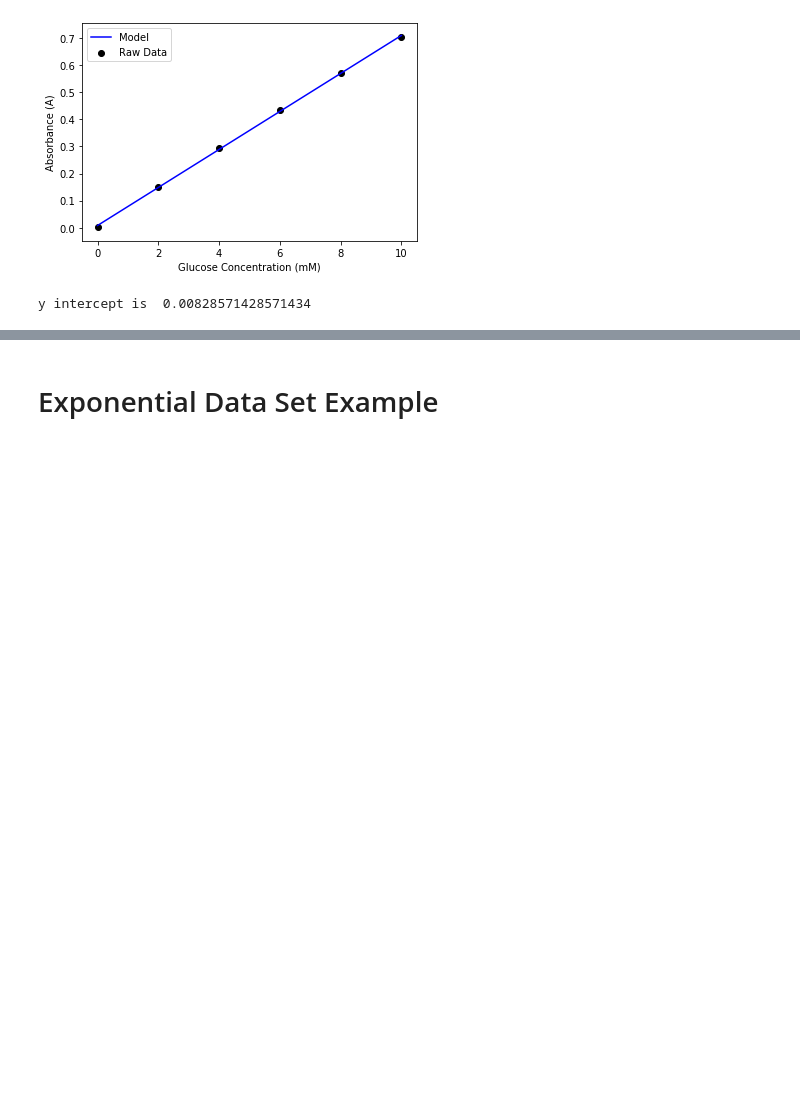
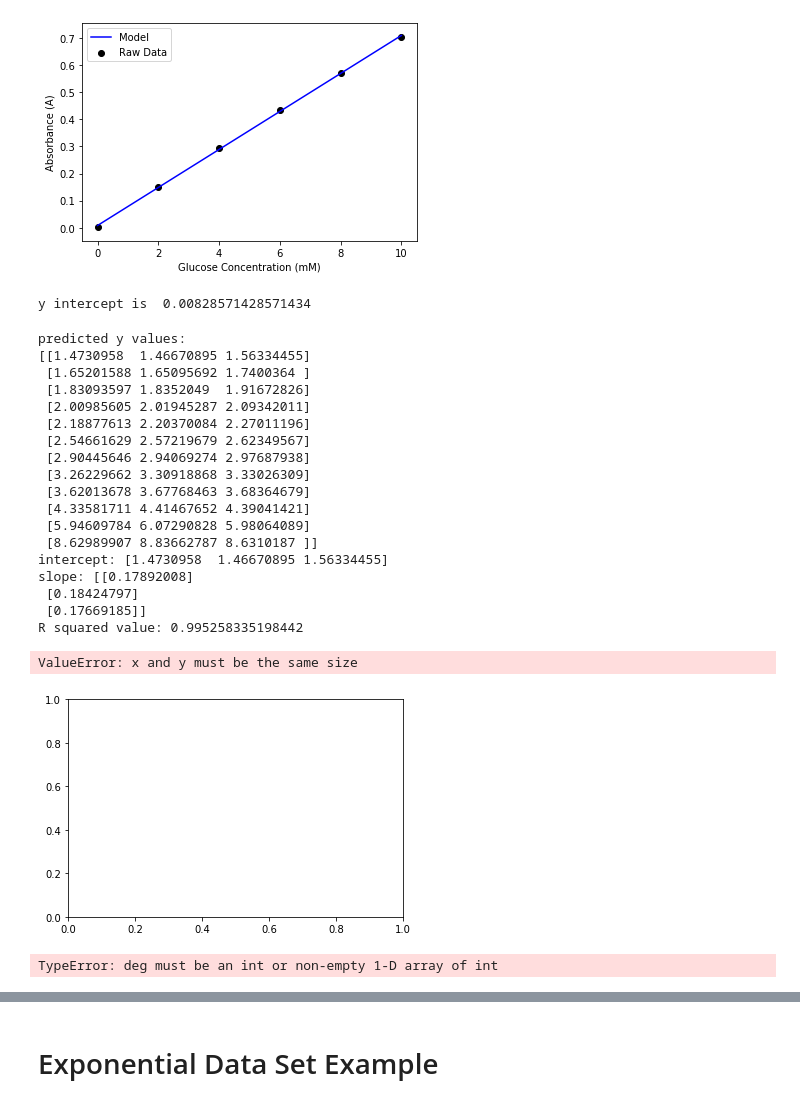
Before and after one commit to barnetk1/Test-repo, a Jupyter notebook: CHEM 399 Project 1_repo.ipynb, the cells around one changed output, grey strips where cells are left out. Saved outputs shown, nothing was run; the diff lists cells and outputs as text; code cells hidden in the pictures; blank space fills up the shorter version.

Commit message:
Update CHEM 399 Project 1_repo.ipynb
Multiple linear regression

```diff
--- a/CHEM 399 Project 1_repo.ipynb
+++ b/CHEM 399 Project 1_repo.ipynb
@@ -91,3 +91,58 @@ print("y intercept is ", yint)
 #before adding the [0], saved it as an array that has one axis and one data point
 # %% [output]
 y intercept is  0.00828571428571434
+# %%
+#Trying out multiple linear regression
+x = [0, 1, 2, 3, 4, 6, 8, 10, 12, 16, 25, 40]
+y = [[1.3, 1.1, 1.3], [1.5, 1.5, 1.9], [1.9, 2.1, 2], [2.2, 2.2, 2], [2.3, 2.2, 2.3], [2.5, 2.6, 2.6], [2.9, 3, 3], [3.2, 3.2, 3.4], [3.7, 3.8, 3.6], [4.2, 4.5, 4.6], [6.2, 6, 5.9], [8.5, 8.8, 8.6]]
+x, y = np.array(x).reshape((-1, 1)), np.array(y)
+lr = LinearRegression()
+#Telling model to use the given data
+lr.fit(x, y)
+#Making predictions with the data
+y_predict = lr.predict(x)
+print('predicted y values:', y_predict, sep='\n')
+#Printing relevant coefficients and values of line
+print('intercept:', lr.intercept_)
+print('slope:', lr.coef_)
+r_sq = lr.score(x,y)
+print('R squared value:', r_sq)
+plt.scatter(x, y, color='black')
+plt.plot(x, y_predict, color='blue', linewidth=1.5)
+plt.legend(("Model", "Raw Data"))
+plt.ylabel("Peak Area Units (A.U.)")
+plt.xlabel("Compound Concentration (pg/mL)")
+# %% [output]
+predicted y values:
+[[1.4730958  1.46670895 1.56334455]
+ [1.65201588 1.65095692 1.7400364 ]
+ [1.83093597 1.8352049  1.91672826]
+ [2.00985605 2.01945287 2.09342011]
+ [2.18877613 2.20370084 2.27011196]
+ [2.54661629 2.57219679 2.62349567]
+ [2.90445646 2.94069274 2.97687938]
+ [3.26229662 3.30918868 3.33026309]
+ [3.62013678 3.67768463 3.68364679]
+ [4.33581711 4.41467652 4.39041421]
+ [5.94609784 6.07290828 5.98064089]
+ [8.62989907 8.83662787 8.6310187 ]]
+intercept: [1.4730958  1.46670895 1.56334455]
+slope: [[0.17892008]
+ [0.18424797]
+ [0.17669185]]
+R squared value: 0.995258335198442
+ValueError: x and y must be the same size
+[figure, added]
+# %%
+#Try 2
+from numpy.polynomial.polynomial import polyfit
+x = np.array([0, 0, 0, 1, 1, 1, 2, 2, 2, 3, 3, 3, 4, 4, 4, 6, 6, 6, 8, 8, 8, 10, 10, 10, 12, 12, 12, 16, 16, 16, 25, 25, 25, 40, 40, 40])
+y = np.array([1.3, 1.1, 1.3, 1.5, 1.5, 1.9, 1.9, 2.1, 2, 2.2, 2.2, 2, 2.3, 2.2, 2.3, 2.5, 2.6, 2.6, 2.9, 3, 3, 3.2, 3.2, 3.4, 3.7, 3.8, 3.6, 4.2, 4.5, 4.6, 6.2, 6, 5.9, 8.5, 8.8, 8.6])
+
+b, m = polyfit(x, y, '.')
+
+plt.plot(x, y, '.')
+plt.plot(x, x * m + b, '-')
+plt.show()
+# %% [output]
+TypeError: deg must be an int or non-empty 1-D array of int
```
Also changed, not shown: parts of 2 cells of this notebook.
